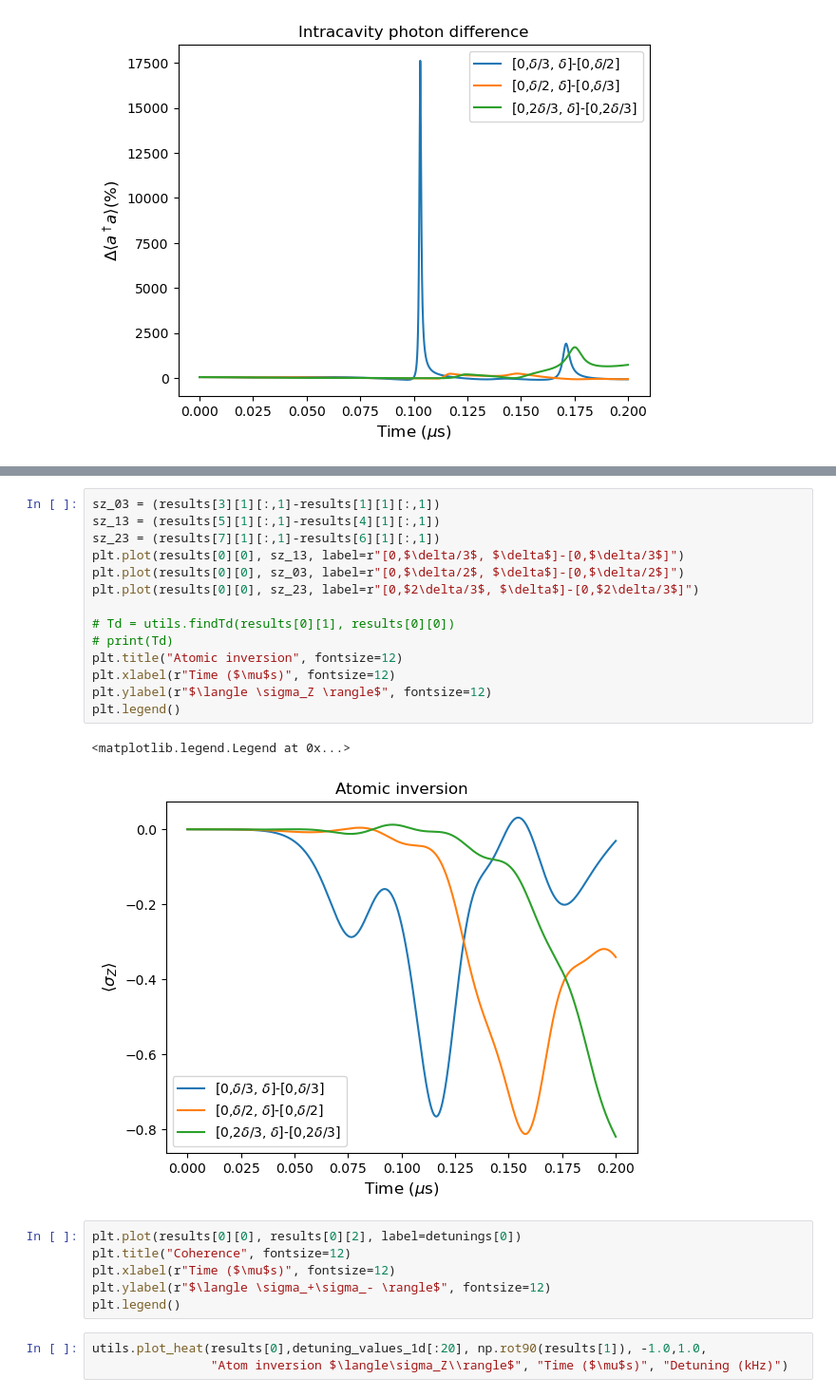
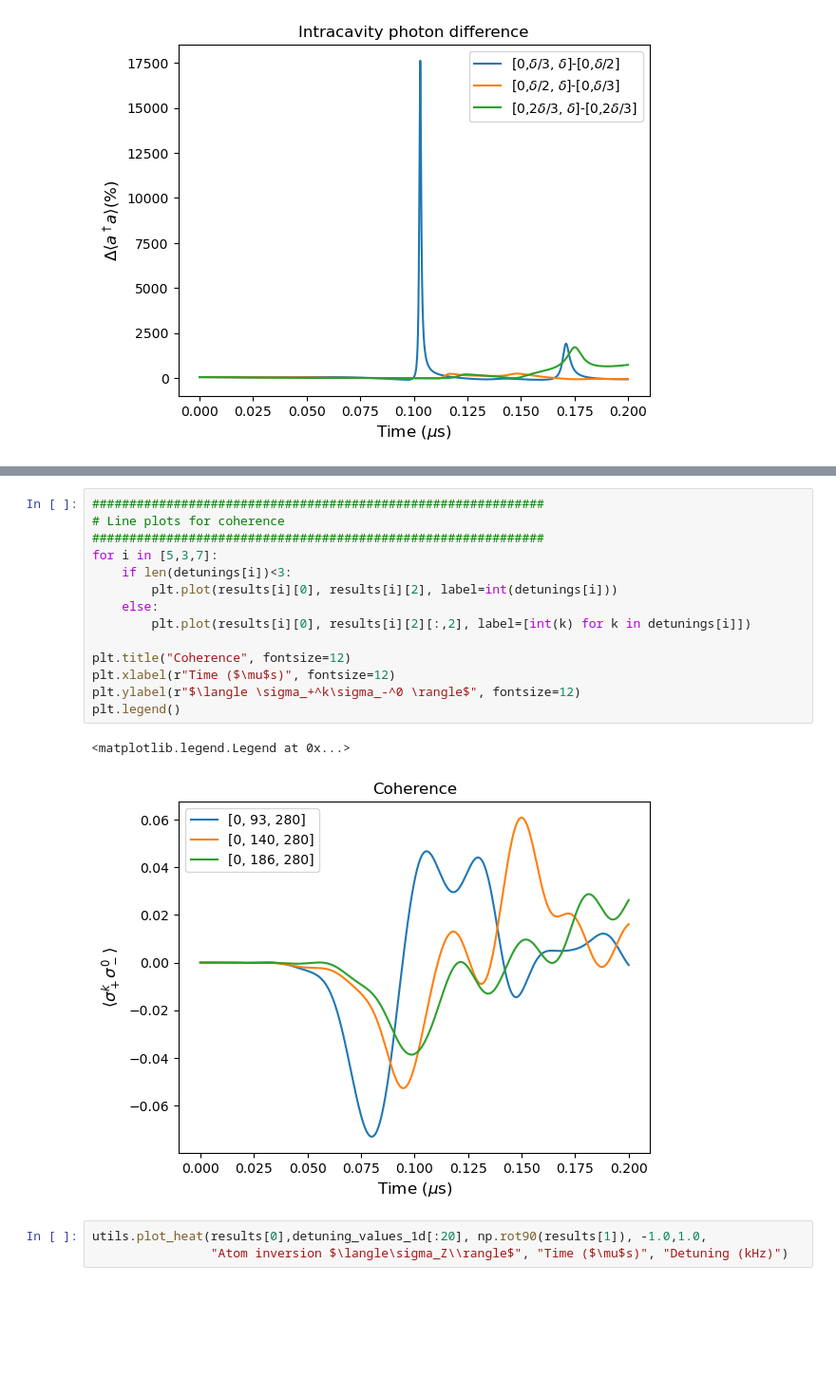
Before and after one commit to VodkaSin/Cuda_C_spin_sync, a Jupyter notebook: CUDA_code/cuda_run-fixed-head (1).ipynb, the cells around one changed output, grey strips where cells are left out. Shown at 95% size. Cells and saved outputs as stored; diff of their text form; blank space fills up the shorter version.

```diff
--- a/CUDA_code/cuda_run-fixed-head (1).ipynb
+++ b/CUDA_code/cuda_run-fixed-head (1).ipynb
@@ -318,26 +254,20 @@ plt.legend()
-# %%
-sz_03 = (results[3][1][:,1]-results[1][1][:,1])
-sz_13 = (results[5][1][:,1]-results[4][1][:,1])
-sz_23 = (results[7][1][:,1]-results[6][1][:,1])
-plt.plot(results[0][0], sz_13, label=r"[0,$\delta/3$, $\delta$]-[0,$\delta/3$]")
-plt.plot(results[0][0], sz_03, label=r"[0,$\delta/2$, $\delta$]-[0,$\delta/2$]")
-plt.plot(results[0][0], sz_23, label=r"[0,$2\delta/3$, $\delta$]-[0,$2\delta/3$]")
-
-# Td = utils.findTd(results[0][1], results[0][0])
-# print(Td)
-plt.title("Atomic inversion", fontsize=12)
-plt.xlabel(r"Time ($\mu$s)", fontsize=12)
-plt.ylabel(r"$\langle \sigma_Z \rangle$", fontsize=12)
-plt.legend()
-# %% [output]
-<matplotlib.legend.Legend at 0x...>
-[figure, removed]
 # %%
-plt.plot(results[0][0], results[0][2], label=detunings[0])
+#############################################################
+# Line plots for coherence
+#############################################################
+for i in [5,3,7]:
+    if len(detunings[i])<3:
+        plt.plot(results[i][0], results[i][2], label=int(detunings[i]))
+    else:
+        plt.plot(results[i][0], results[i][2][:,2], label=[int(k) for k in detunings[i]])
+
 plt.title("Coherence", fontsize=12)
 plt.xlabel(r"Time ($\mu$s)", fontsize=12)
-plt.ylabel(r"$\langle \sigma_+\sigma_- \rangle$", fontsize=12)
+plt.ylabel(r"$\langle \sigma_+^k\sigma_-^0 \rangle$", fontsize=12)
 plt.legend()
+# %% [output]
+<matplotlib.legend.Legend at 0x...>
+[figure, added]
 # %%
 utils.plot_heat(results[0],detuning_values_1d[:20], np.rot90(results[1]), -1.0,1.0,
                 "Atom inversion $\langle\sigma_Z\\rangle$", "Time ($\mu$s)", "Detuning (kHz)")
```
Also changed, not shown: parts of 8 cells of this notebook, 1 other file.
